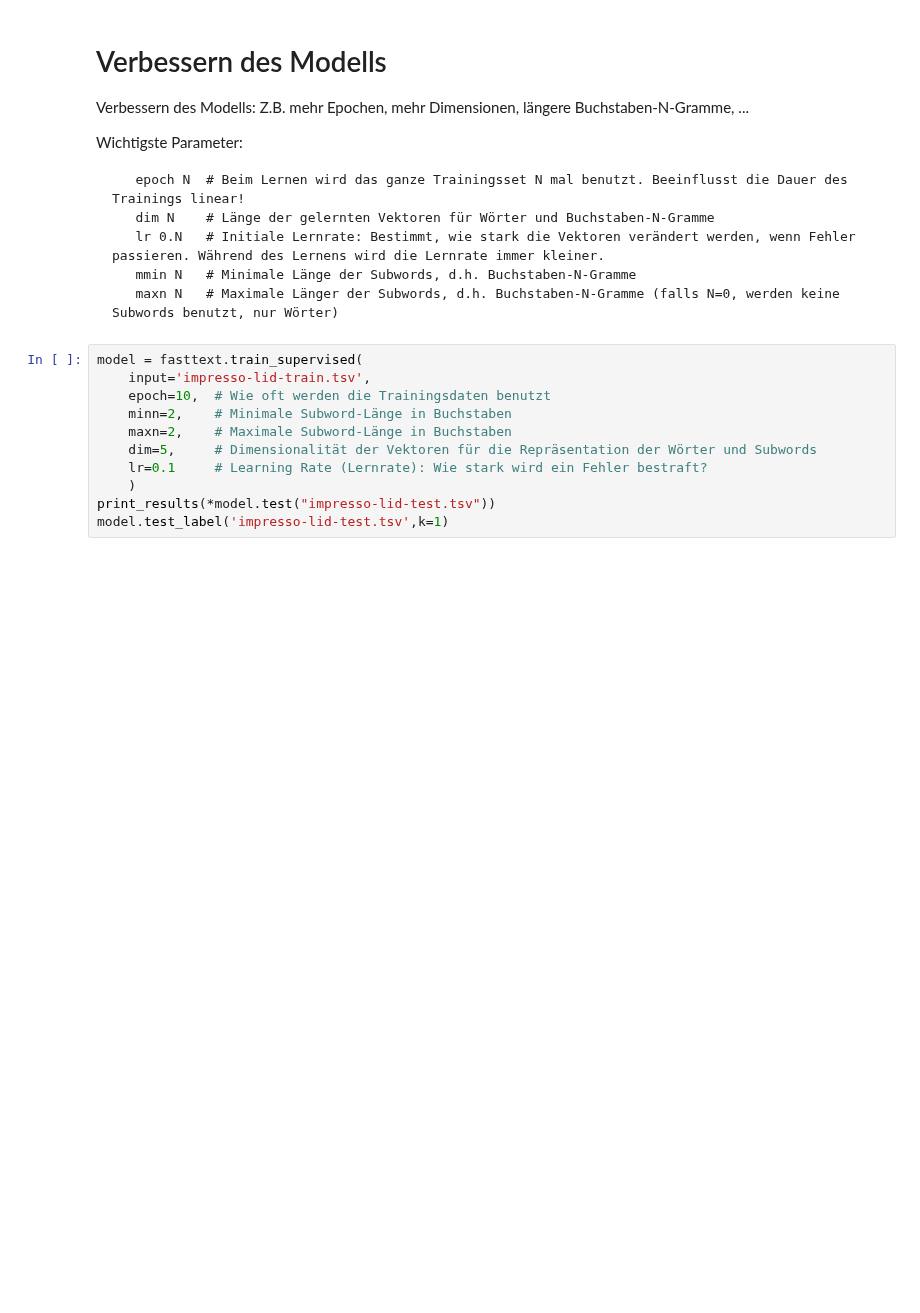
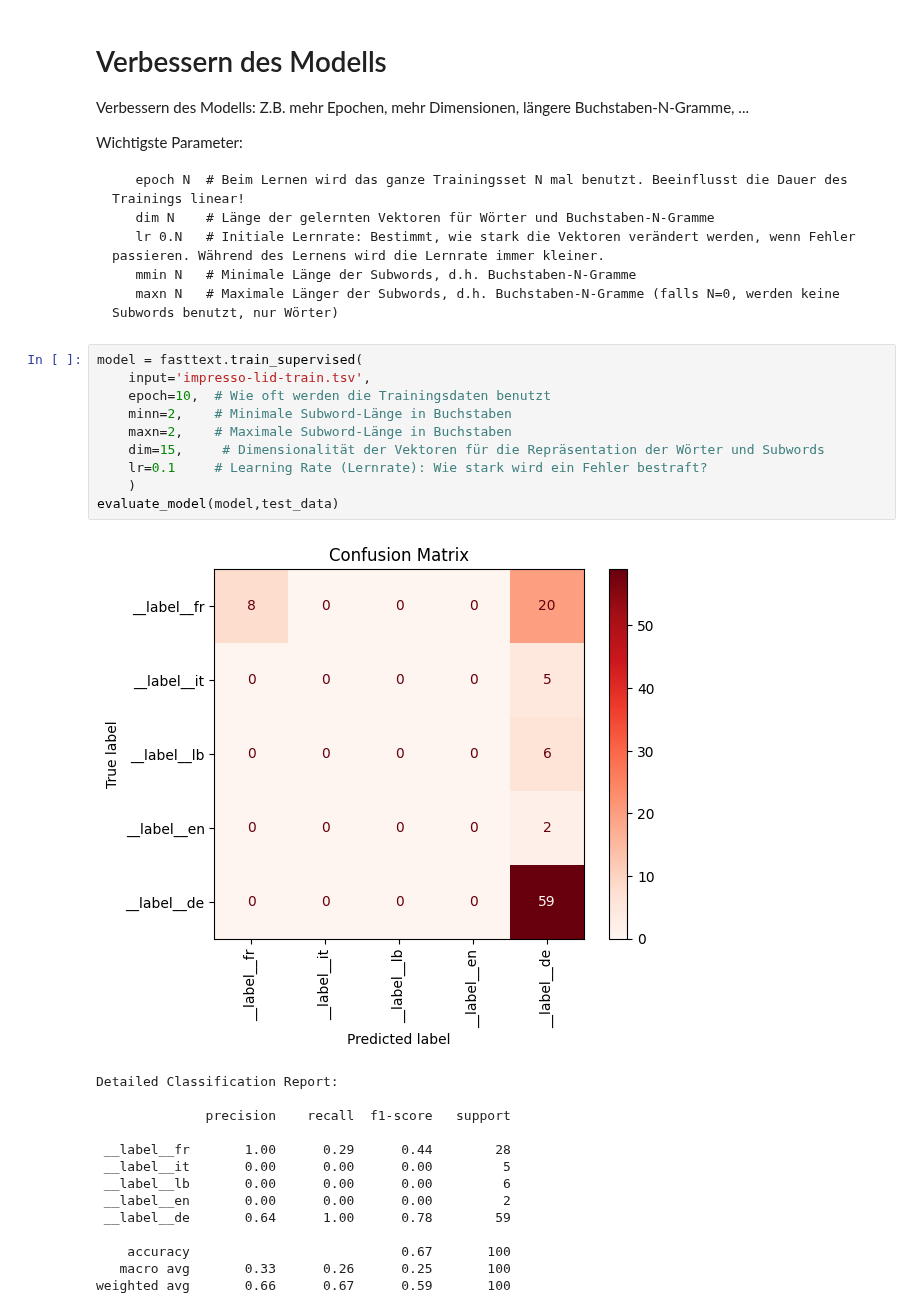
Before and after one commit to simon-clematide/casdmit-fs21, a Jupyter notebook: notebooks/impresso_lid.ipynb, the cells around one changed output. Drawn from its saved outputs; the diff is of its cells as text; blank space fills up the shorter version.

```diff
--- a/notebooks/impresso_lid.ipynb
+++ b/notebooks/impresso_lid.ipynb
@@ -153,12 +277,26 @@ Wichtigste Parameter:
 # %%
 model = fasttext.train_supervised(
     input='impresso-lid-train.tsv',
     epoch=10,  # Wie oft werden die Trainingsdaten benutzt
     minn=2,    # Minimale Subword-Länge in Buchstaben
     maxn=2,    # Maximale Subword-Länge in Buchstaben
-    dim=5,     # Dimensionalität der Vektoren für die Repräsentation der Wörter und Subwords
+    dim=15,     # Dimensionalität der Vektoren für die Repräsentation der Wörter und Subwords
     lr=0.1     # Learning Rate (Lernrate): Wie stark wird ein Fehler bestraft?
     )
-print_results(*model.test("impresso-lid-test.tsv"))
-model.test_label('impresso-lid-test.tsv',k=1)
+evaluate_model(model,test_data)
+# %% [output]
+[figure, added]
+Detailed Classification Report:
+
+              precision    recall  f1-score   support
+
+ __label__fr       1.00      0.29      0.44        28
+ __label__it       0.00      0.00      0.00         5
+ __label__lb       0.00      0.00      0.00         6
+ __label__en       0.00      0.00      0.00         2
+ __label__de       0.64      1.00      0.78        59
+
+    accuracy                           0.67       100
+   macro avg       0.33      0.26      0.25       100
+weighted avg       0.66      0.67      0.59       100
 # %% [markdown]
```
Also changed, not shown: parts of 23 cells of this notebook.
